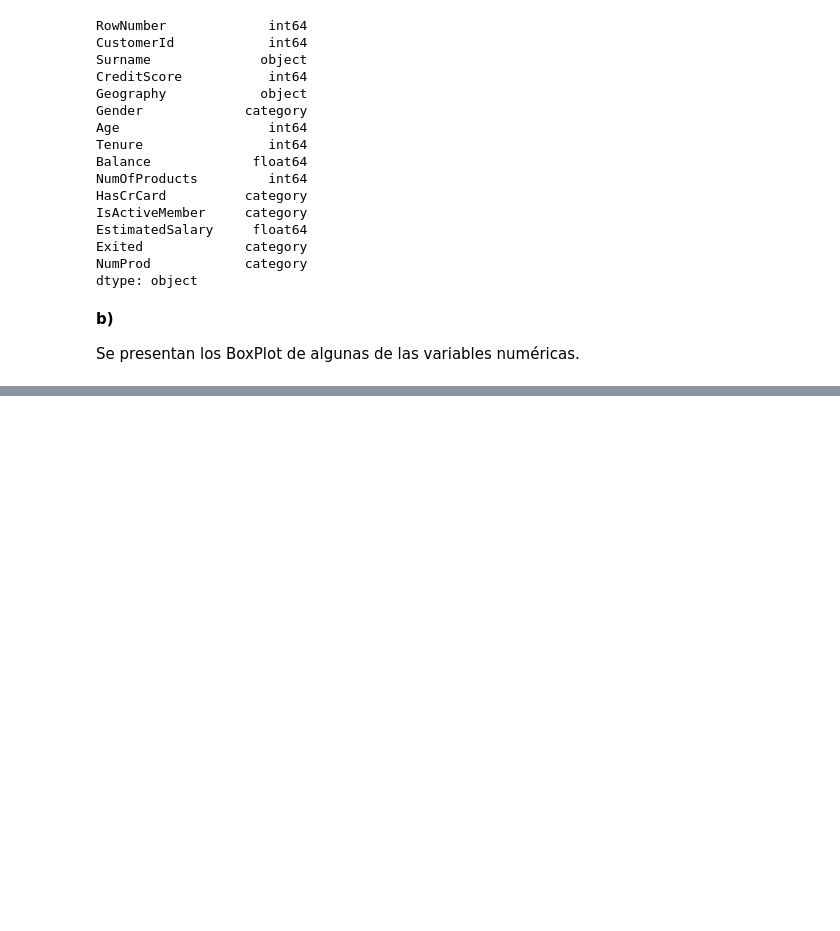
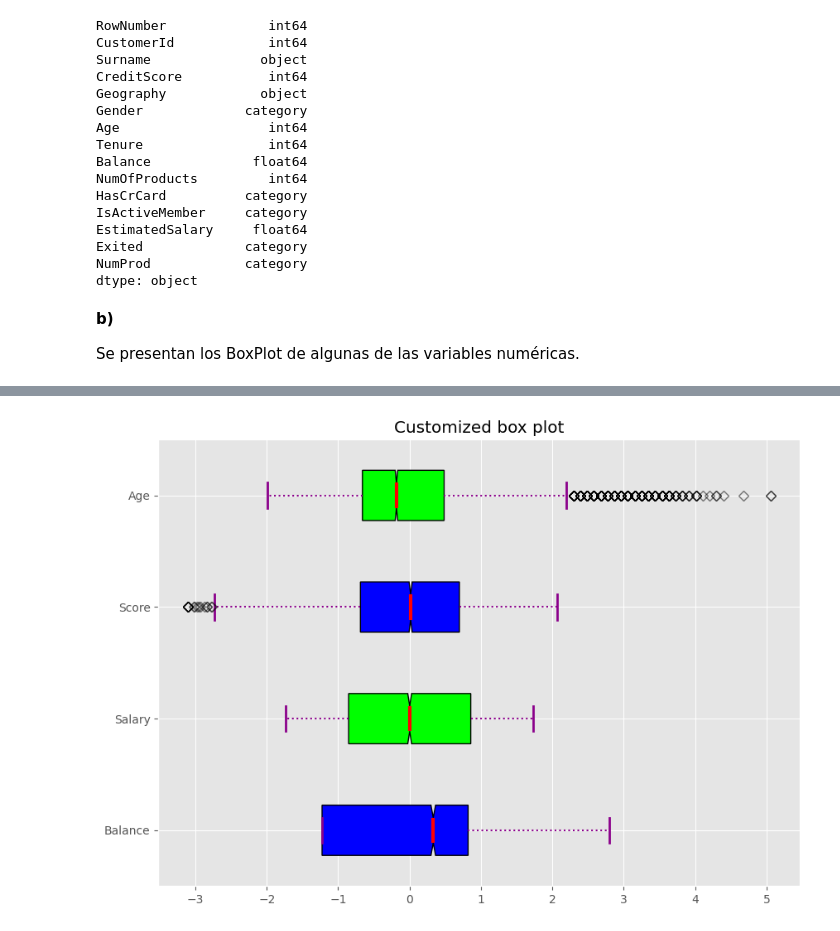
Before and after one commit to LeobardoEnriquezH/MultivariateAnalysis, a Jupyter notebook: practic1/3_Churn_Bank_Dataset.ipynb, the cells around one changed output, grey strips where cells are left out. Drawn from its saved outputs; the diff is of its cells as text; code cells hidden in the pictures; blank space fills up the shorter version.

```diff
--- a/practic1/3_Churn_Bank_Dataset.ipynb
+++ b/practic1/3_Churn_Bank_Dataset.ipynb
@@ -229,0 +211,12 @@ plt.show()
+# %%
+def getStdDataMatrix(data_df,columns,keys):
+    data_df = data_df.copy(deep=True)
+    meanVector = data_df[columns].mean().to_dict()
+    stdVector = data_df[columns].std().to_dict()
+    for col in columns:
+        data_df['std_'+col] = (data_df[col]-meanVector[col])/stdVector[col]
+    return data_df[keys+['std_'+col for col in columns]]
+# %%
+columns = ['Balance', 'EstimatedSalary', 'CreditScore','Age']
+churn_dff = getStdDataMatrix(churn_df,columns,keys=['RowNumber'])
+churn_dff
@@ -229,0 +237,62 @@ plt.show()
+# %%
+# Creating dataset
+np.random.seed(10)
+Balance = churn_dff['std_Balance']
+Salary = churn_dff['std_EstimatedSalary']
+Score = churn_dff['std_CreditScore']
+Age = churn_dff['std_Age']
+
+data = [Balance, Salary, Score, Age]
+
+fig = plt.figure(figsize =(10, 7))
+ax = fig.add_subplot(111)
+
+# Creating axes instance
+bp = ax.boxplot(data, patch_artist = True,
+                notch ='True', vert = 0)
+
+colors = ['#0000FF', '#00FF00', '#0000FF', '#00FF00']
+
+for patch, color in zip(bp['boxes'], colors):
+    patch.set_facecolor(color)
+
+# changing color and linewidth of
+# whiskers
+for whisker in bp['whiskers']:
+    whisker.set(color ='#8B008B',
+                linewidth = 1.5,
+                linestyle =":")
+
+# changing color and linewidth of
+# caps
+for cap in bp['caps']:
+    cap.set(color ='#8B008B',
+            linewidth = 2)
+
+# changing color and linewidth of
+# medians
+for median in bp['medians']:
+    median.set(color ='red',
+               linewidth = 3)
+
+# changing style of fliers
+for flier in bp['fliers']:
+    flier.set(marker ='D',
+              color ='#e7298a',
+              alpha = 0.5)
+
+# x-axis labels
+ax.set_yticklabels(['Balance', 'Salary', 'Score','Age'])
+
+# Adding title
+plt.title("Customized box plot")
+
+# Removing top axes and right axes
+# ticks
+ax.get_xaxis().tick_bottom()
+ax.get_yaxis().tick_left()
+
+# show plot
+plt.show()
+# %% [output]
+[figure, added]
```
Also changed, not shown: parts of 6 cells of this notebook.
